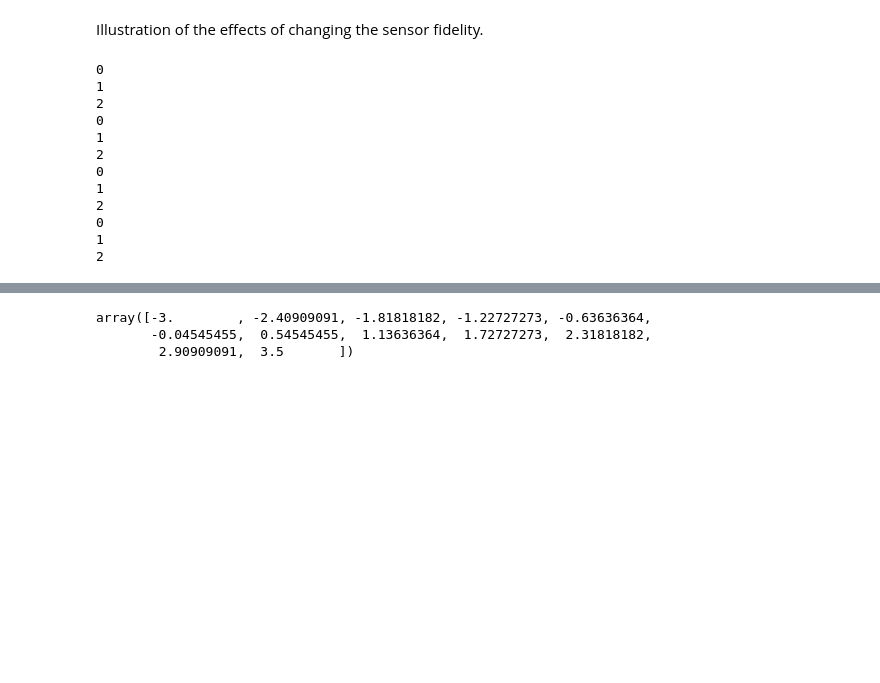
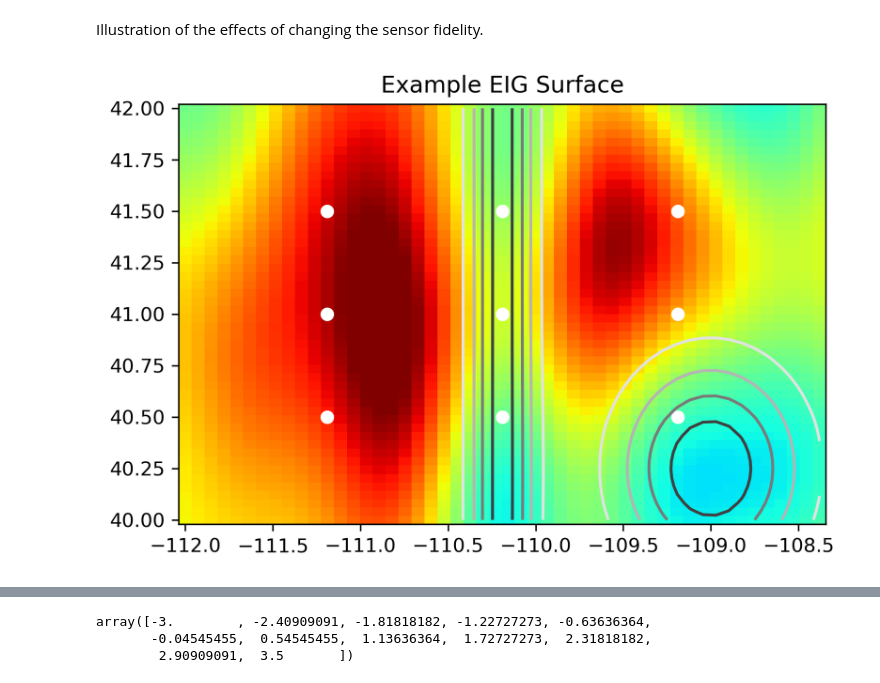
Before and after one commit to sandialabs/seismic_boed, a Jupyter notebook: fidelity_vis.ipynb, the cells around one changed output, grey strips where cells are left out. Drawn from its saved outputs; the diff is of its cells as text; code cells hidden in the pictures; blank space fills up the shorter version.

```diff
--- a/fidelity_vis.ipynb
+++ b/fidelity_vis.ipynb
@@ -371,19 +378,65 @@ plt.show()
 [figure]
 # %% [markdown]
 Illustration of the effects of changing the sensor fidelity.
-# %%
-for i in range(12):
-    print(i%3)
-# %% [output]
-0
-1
-2
-0
-1
-2
-0
-1
-2
-0
-1
-2
+# %%
+plt.figure(dpi=300)
+std = np.load(f'/gpfs/jpcalla/final_fid/std_0_55.npz')['measnoise'].mean()
+res = np.load(f'/gpfs/jpcalla/final_fid_prior/eig_0_55.npz')
+# Pull out information gains from each synthetic event
+ig = res['ig'].reshape((4096,16)).mean(axis=1)
+# Pull out sensor network used in analysis
+net = res['sensors'][:,:2]
+# Store eig result of analysis
+eigs.append(res['eig'])
+
+# Gaussian process model to generate ig surface
+kernel = 1.0 * RBF(length_scale=[1.0, 1.0,1.0,1.0], length_scale_bounds=(0.2, 1)) + WhiteKernel(noise_level=0.1, noise_level_bounds=(1e-2, 5e-1))
+model = GPR(kernel=kernel,alpha=0.0, normalize_y=True)
+training_samples, training_targets = select_training_samples(res['theta_data'], ig, method='tol',verbose=0)
+model.fit(training_samples, training_targets)
+
+# Meshgrid that covers the whole domain to use for surface prediction lat/long inputs
+x = np.linspace(lat_range[0], lat_range[1])
+y = np.linspace(long_range[0], long_range[1])
+xv, yv = np.meshgrid(x, y)
+xy = np.vstack([xv.ravel(), yv.ravel()]).T
+
+# Fill in desired depth and magnitude constants to predict on
+domain = np.zeros((len(xy),4))
+domain[:,:2] = xy
+domain[:,2] = 0
+domain[:,3] = .5
+
+# Make ig predictions for surface visualization
+preds = model.predict(domain)
+# Plot
+# ax = axs[i//4, i%4]
+im = plt.pcolormesh(yv, xv, preds.reshape((50, 50)),
+            shading='auto', cmap='jet')
+
+# Plot decorations
+im.set_clim(0,9) # Standardize colorbar limits
+plt.scatter(net[:9,1],net[:9,0],c='white', label='sensors') # Plot sensors
+plt.title(f'Example EIG Surface')
+# plt.tick_params(axis='x', labelsize=24)
+# plt.tick_params(axis='y', labelsize=24)
+#     ax.set_xlabel('Longitude', size=19)
+#     ax.set_ylabel('Latitude', size=19)
+# cbar = fig.colorbar(im, ax = ax)
+# cbar.ax.tick_params(labelsize=20)
+
+# plt.subplots_adjust(left=0.1,
+#                 bottom=0.1,
+#                 right=0.9,
+#                 top=0.9,
+#                 wspace=0.15,
+#                 hspace=.15)
+from sample_gen import eval_theta_prior as prior
+from utils import read_bounds
+utah_domain = read_bounds('utah_domain.json')[0]
+prior_preds = prior(domain, utah_domain, depth_range=[0,40], mag_range=[.5,10])
+plt.contour(yv, xv, prior_preds.reshape((50,50)), 5, cmap='Greys',zorder=1, label='Prior distribution')
+plt.savefig('single_heatmap.png',dpi=300, linewidth=0,antialiased=True)
+plt.show()
+# %% [output]
+[figure, added]
```
Also changed, not shown: parts of 14 cells of this notebook, 8 other files.
